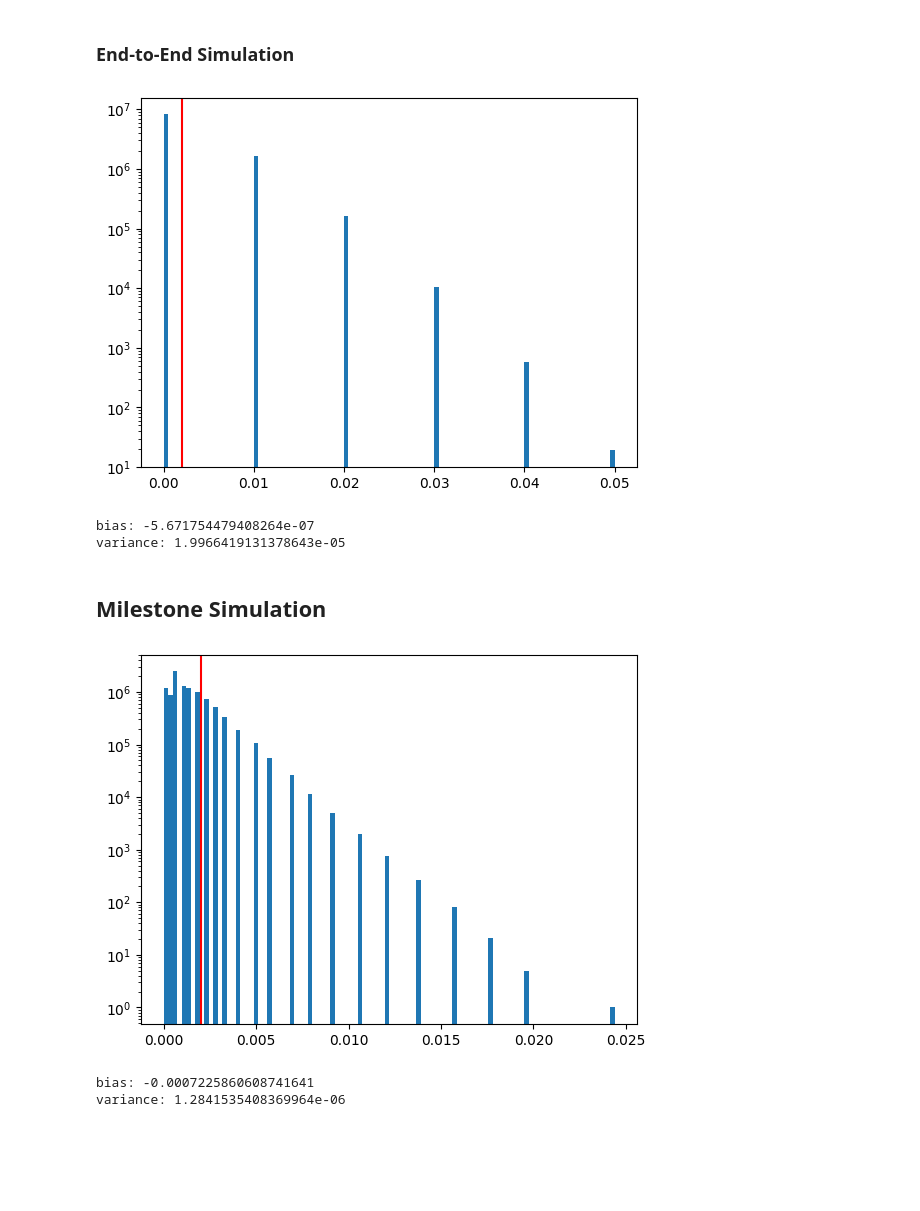
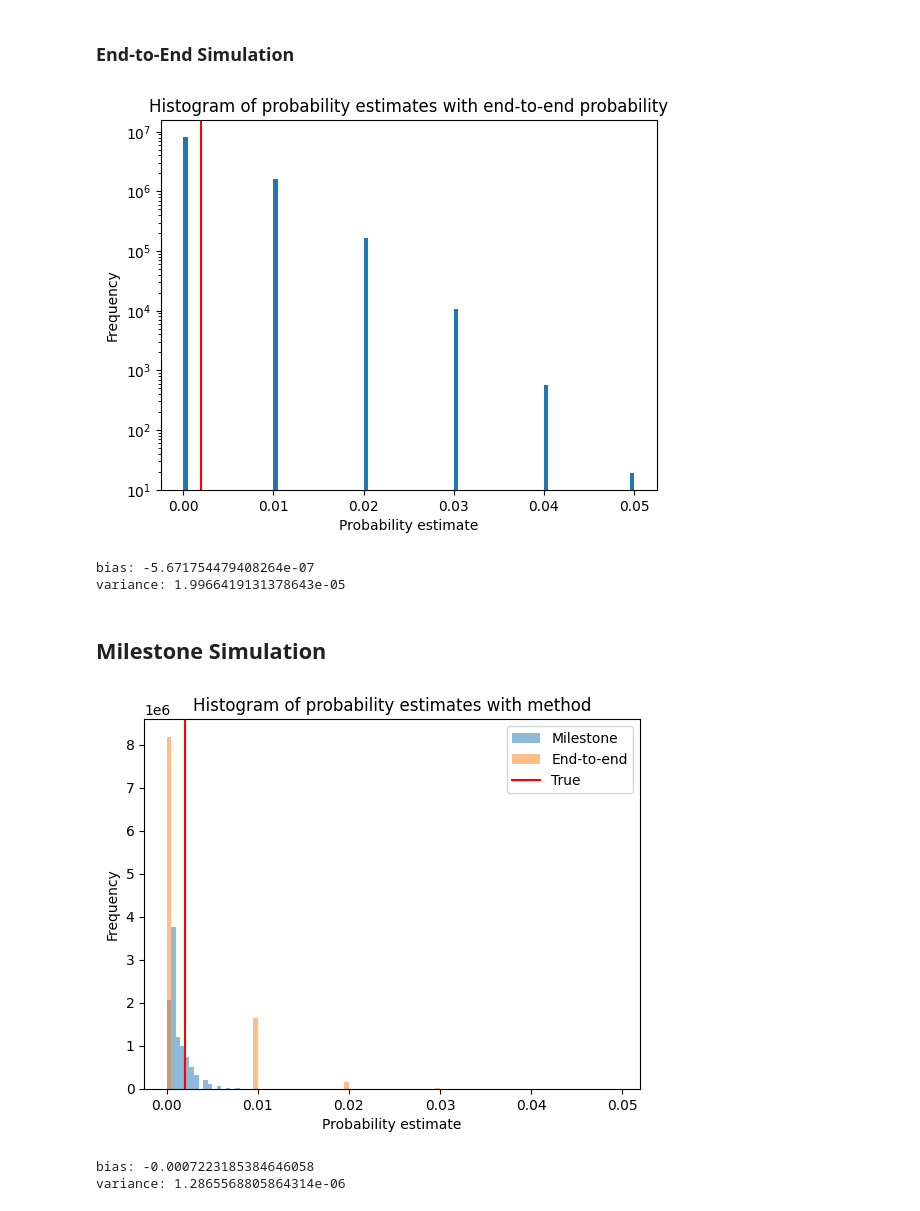
Before and after one commit to pimpale/foo, a Jupyter notebook: python/jaxtest/milestone.ipynb, the cells around one changed output. Cells and saved outputs as stored; diff of their text form; code cells hidden in the pictures; blank space fills up the shorter version.

```diff
--- a/python/jaxtest/milestone.ipynb
+++ b/python/jaxtest/milestone.ipynb
@@ -21,28 +22,31 @@ m3_p = 0.1
 # %%
 end2end_trials = 100
 end2end_prob = m1_p * m2_p * m3_p
 
 # Each entry represents how many trials were successful
 samples = jax.random.binomial(key, n=end2end_trials, p=end2end_prob, shape=(N_SAMPLES,))
 
 # Each entry reprsents our probability estimate
 prob_estimate = samples / end2end_trials
 
 
 # plot the range of probability estimates
+plt.title("Histogram of probability estimates with end-to-end probability")
 plt.hist(prob_estimate, bins=100, log=True)
+plt.xlabel("Probability estimate")
+plt.ylabel("Frequency")
 # plot the true probability
 plt.axvline(end2end_prob, color='r')
 plt.show()
 
 # print bias and variance of estimates
 bias = jnp.mean(prob_estimate) - end2end_prob
 variance = jnp.var(prob_estimate)
 
 print(f"bias: {bias}")
 print(f"variance: {variance}")
 # %% [output]
-[figure, old version]
+[figure, new version]
 bias: -5.671754479408264e-07
 variance: 1.9966419131378643e-05
 # %% [markdown]
@@ -62,9 +68,21 @@ m3_prob_estimate = m3_samples / milestone_trials
 end2end_prob_estimate = m1_prob_estimate * m2_prob_estimate * m3_prob_estimate
 
 # plot the range of probability estimates
-plt.hist(end2end_prob_estimate, bins=100, log=True)
+n_bins = 100
+min_prob = 0
+max_prob = 0.05
+binwidth = (max_prob - min_prob) / n_bins
+bins = jnp.arange(min_prob, max_prob, binwidth)
+
+plt.title("Histogram of probability estimates with method")
+plt.hist(end2end_prob_estimate, bins=bins, label="Milestone", alpha=0.5)
+plt.hist(prob_estimate, bins=bins, label="End-to-end", alpha=0.5)
+
+plt.xlabel("Probability estimate")
+plt.ylabel("Frequency")
 # plot the true probability
-plt.axvline(end2end_prob, color='r')
+plt.axvline(end2end_prob, color='r', label="True")
+plt.legend()
 plt.show()
 
 # print bias and variance of estimates
@@ -74,6 +92,6 @@ variance = jnp.var(end2end_prob_estimate)
 print(f"bias: {bias}")
 print(f"variance: {variance}")
 # %% [output]
-[figure, old version]
+[figure, new version]
-bias: -0.0007225860608741641
-variance: 1.2841535408369964e-06
+bias: -0.0007223185384646058
+variance: 1.2865568805864314e-06
```
Also changed, not shown: parts of 2 cells of this notebook, 3 other files.
